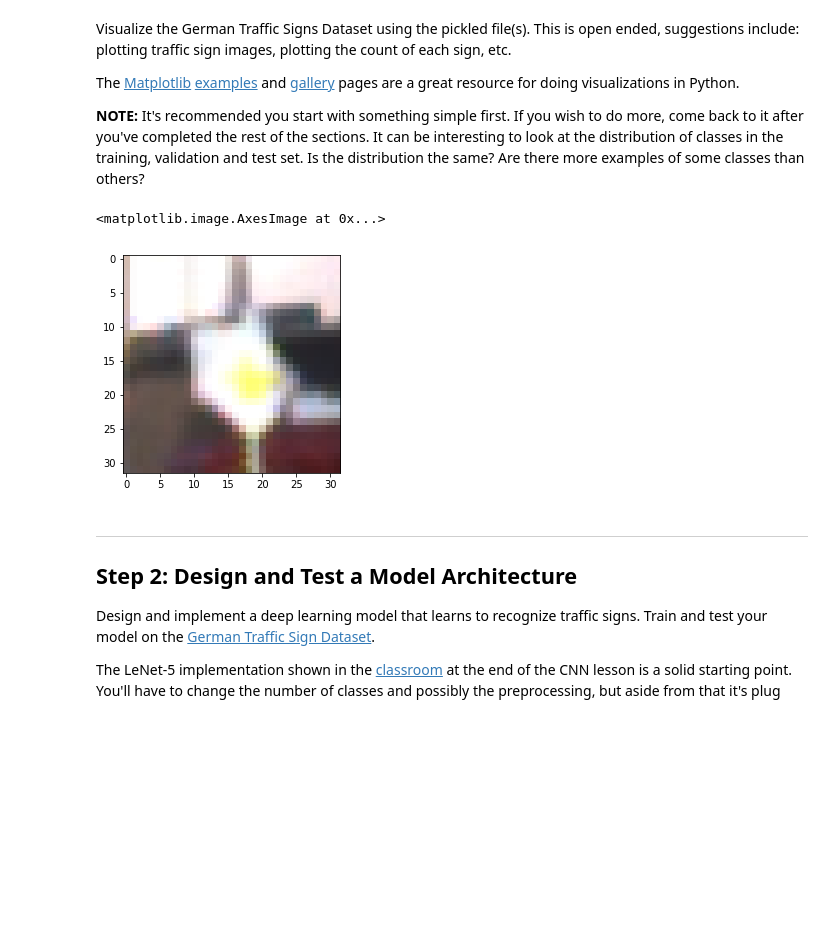
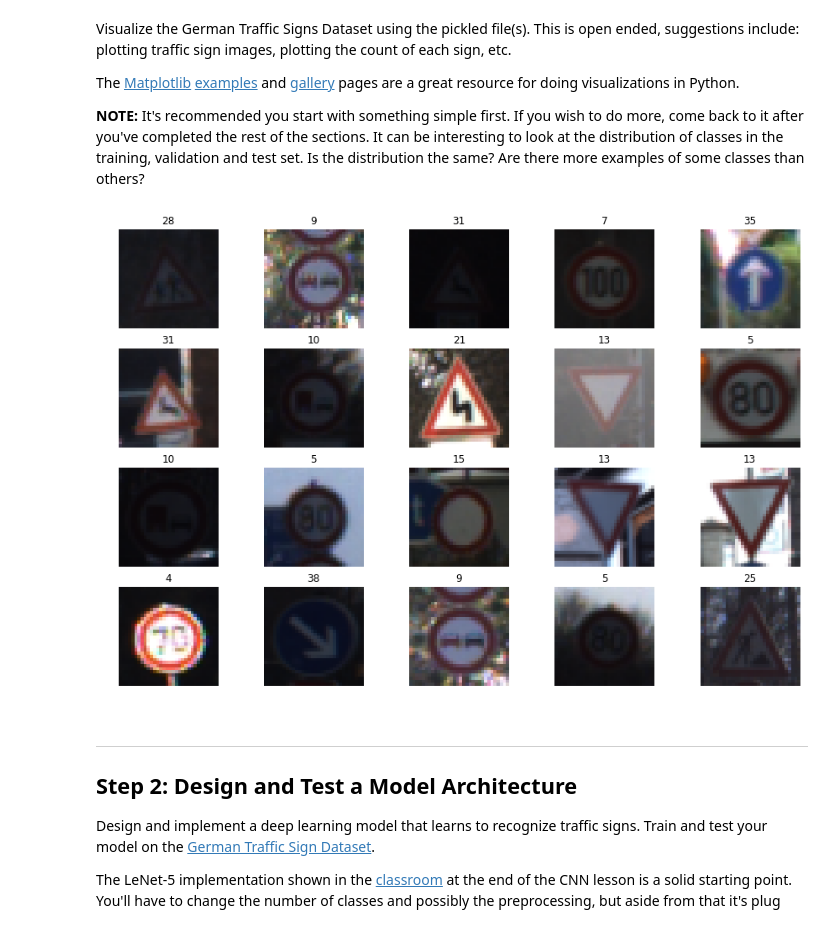
Before and after one commit to aakashkardam/Traffic_Sign_Classifier_Udacity_Project_3, a Jupyter notebook: Traffic_Sign_Classifier.ipynb, the cells around one changed output. Cells and saved outputs as stored; diff of their text form; code cells hidden in the pictures; blank space fills up the shorter version.

Commit message:
Random Plots for Traffic signs added in the notebook

```diff
--- a/Traffic_Sign_Classifier.ipynb
+++ b/Traffic_Sign_Classifier.ipynb
@@ -94,14 +94,21 @@ The [Matplotlib](http://matplotlib.org/) [examples](http://matplotlib.org/exampl
 # %%
 ### Data exploration visualization code goes here.
 ### Feel free to use as many code cells as needed.
 import matplotlib.pyplot as plt
 import random
 # Visualizations will be shown in the notebook.
 %matplotlib inline
-plt.imshow(X_train[random.randint(0,n_train)])
+
+f,ax=plt.subplots(4,5,figsize=(15,10))
+ax = ax.reshape(-1) # or use ax = ax.ravel()
+# Randomly plot some images with their Class IDs
+for a in ax:
+    i = random.randint(0,n_train)
+    a.imshow(X_train[i])
+    a.axis("off")
+    a.set_title(y_train[i])
 # %% [output]
-<matplotlib.image.AxesImage at 0x...>
-[figure, old version]
+[figure, new version]
 # %% [markdown]
 ----
 
```
